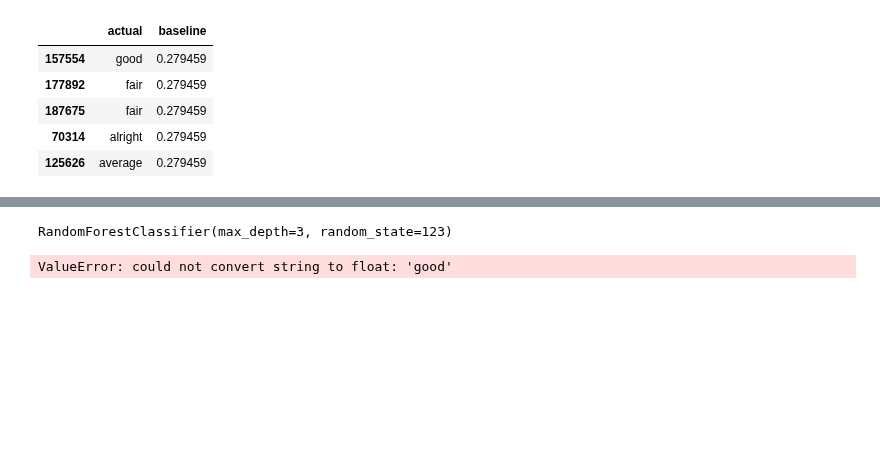
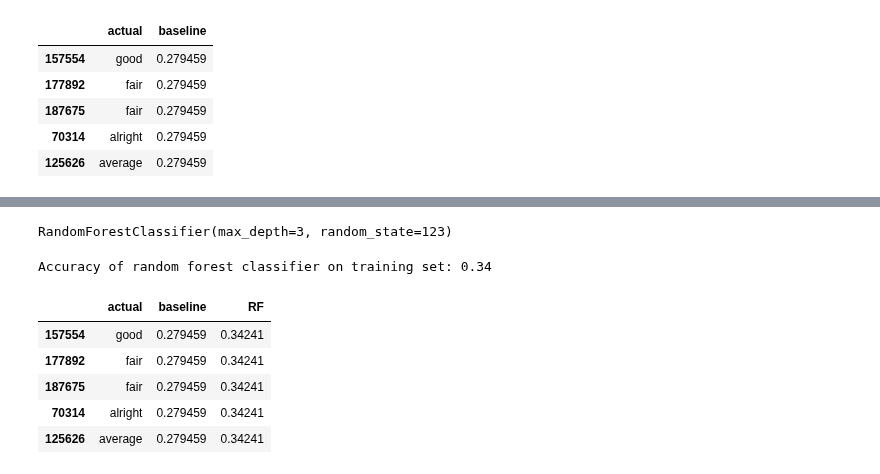
Before and after one commit to MrEnigmamgine/Videogame-Capstone_fork, a Jupyter notebook: Lindy_workbook.ipynb, the cells around one changed output, grey strips where cells are left out. Cells and saved outputs as stored; diff of their text form; code cells hidden in the pictures; blank space fills up the shorter version.

```diff
--- a/Lindy_workbook.ipynb
+++ b/Lindy_workbook.ipynb
@@ -841,19 +828,7 @@ memory usage: 257.6+ KB
-# %%
-# assign model to train
-forest1 = RandomForestClassifier(max_depth=3, random_state=123)
-#fit model
-forest1.fit(X_train_fs, y_train)
-# %% [output]
-RandomForestClassifier(max_depth=3, random_state=123)
-# %%
-y_predictions = forest1.predict(X_train_fs)
-predictions['RF'] = forest1.predict(X_train_fs)
-# %%
-# evaluate train accuracy on dt
-MSE = mean_squared_error(predictions.actual, predictions.RF)
-RMSE = math.sqrt(MSE)
-predictions['RF'] = RMSE
-print("Root Mean Square Error:\n")
-print(RMSE)
-# %% [output]
-ValueError: could not convert string to float: 'good'
+# %%
+# assign model to train
+rf = RandomForestClassifier(max_depth=3, random_state=123)
+#fit model
+rf.fit(X_train_fs, y_train)
+# %% [output]
+RandomForestClassifier(max_depth=3, random_state=123)
@@ -859,0 +838,5 @@ ValueError: could not convert string to float: 'good'
+# %%
+print('Accuracy of random forest classifier on training set: {:.2f}'
+     .format(rf.score(X_train_fs, y_train)))
+# %% [output]
+Accuracy of random forest classifier on training set: 0.34
@@ -859,0 +845,9 @@ ValueError: could not convert string to float: 'good'
+# %%
+predictions.head()
+# %% [output]
+|  | actual | baseline | RF |
+| 157554 | good | 0.279459 | 0.34241 |
+| 177892 | fair | 0.279459 | 0.34241 |
+| 187675 | fair | 0.279459 | 0.34241 |
+| 70314 | alright | 0.279459 | 0.34241 |
+| 125626 | average | 0.279459 | 0.34241 |
```
Also changed, not shown: parts of 12 cells of this notebook.
